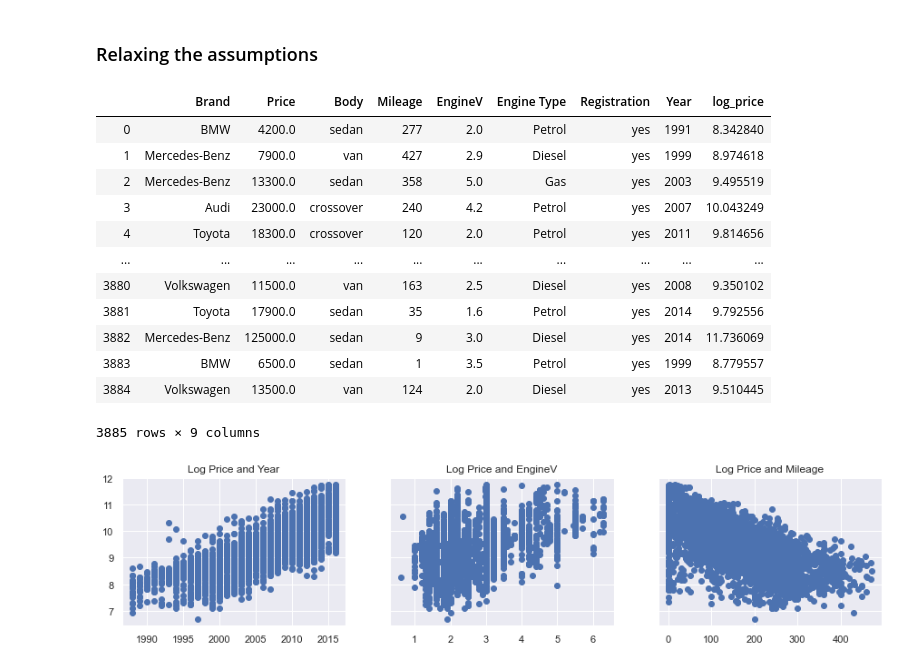
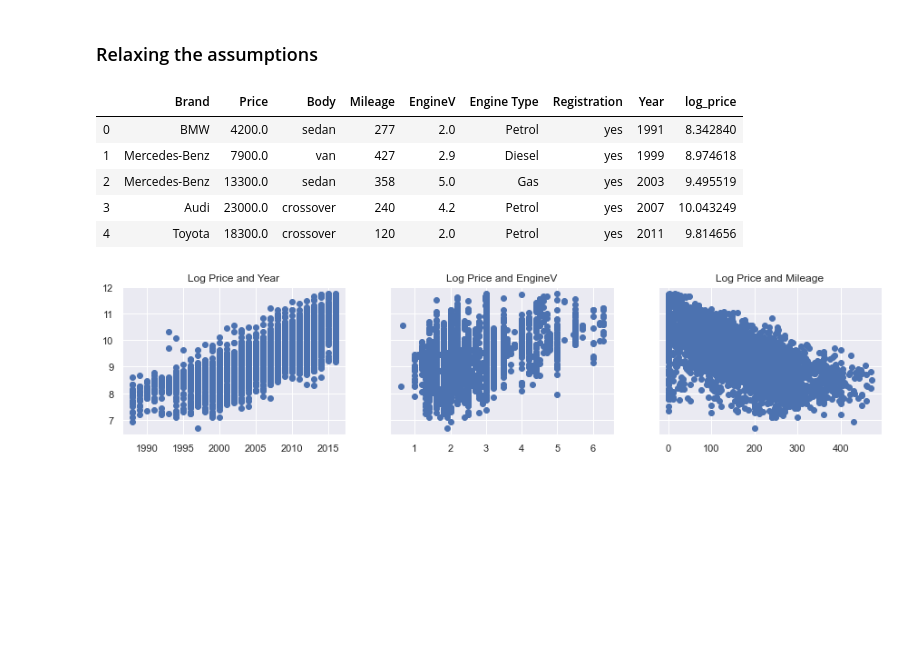
Before and after one commit to OliverAHernandez/medium_tutorial, a Jupyter notebook: model.ipynb, the cells around one changed output. Cells and saved outputs as stored; diff of their text form; code cells hidden in the pictures; blank space fills up the shorter version.

```diff
--- a/model.ipynb
+++ b/model.ipynb
@@ -263,24 +263,17 @@ sns.distplot(df['Price'])
 # %%
 # Let's transform 'Price' with a log transformation
 log_price = np.log(df['Price'])
 
 # Then we add it to our data frame
 df['log_price'] = log_price
-df
+df.head()
 # %% [output]
 |  | Brand | Price | Body | Mileage | EngineV | Engine Type | Registration | Year | log_price |
 | 0 | BMW | 4200.0 | sedan | 277 | 2.0 | Petrol | yes | 1991 | 8.342840 |
 | 1 | Mercedes-Benz | 7900.0 | van | 427 | 2.9 | Diesel | yes | 1999 | 8.974618 |
 | 2 | Mercedes-Benz | 13300.0 | sedan | 358 | 5.0 | Gas | yes | 2003 | 9.495519 |
 | 3 | Audi | 23000.0 | crossover | 240 | 4.2 | Petrol | yes | 2007 | 10.043249 |
 | 4 | Toyota | 18300.0 | crossover | 120 | 2.0 | Petrol | yes | 2011 | 9.814656 |
-| ... | ... | ... | ... | ... | ... | ... | ... | ... | ... |
-| 3880 | Volkswagen | 11500.0 | van | 163 | 2.5 | Diesel | yes | 2008 | 9.350102 |
-| 3881 | Toyota | 17900.0 | sedan | 35 | 1.6 | Petrol | yes | 2014 | 9.792556 |
-| 3882 | Mercedes-Benz | 125000.0 | sedan | 9 | 3.0 | Diesel | yes | 2014 | 11.736069 |
-| 3883 | BMW | 6500.0 | sedan | 1 | 3.5 | Petrol | yes | 1999 | 8.779557 |
-| 3884 | Volkswagen | 13500.0 | van | 124 | 2.0 | Diesel | yes | 2013 | 9.510445 |
-3885 rows × 9 columns
 # %%
 # Let's check the three scatters once again
 f, (ax1, ax2, ax3) = plt.subplots(1, 3, sharey=True, figsize =(15,3))
```
Also changed, not shown: parts of 25 cells of this notebook.
